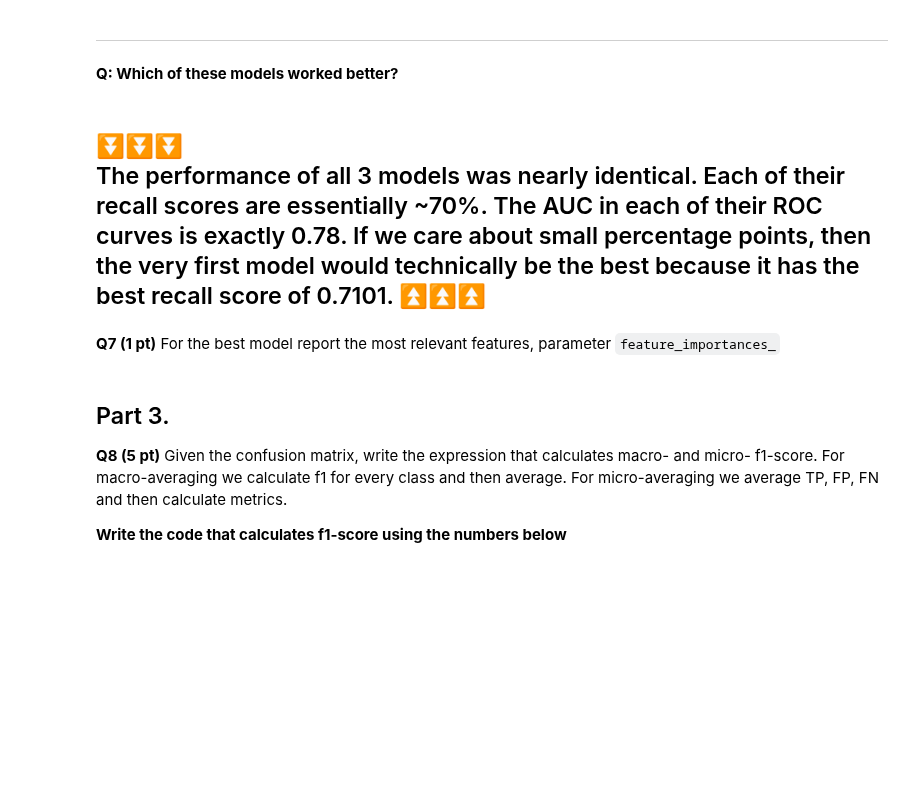
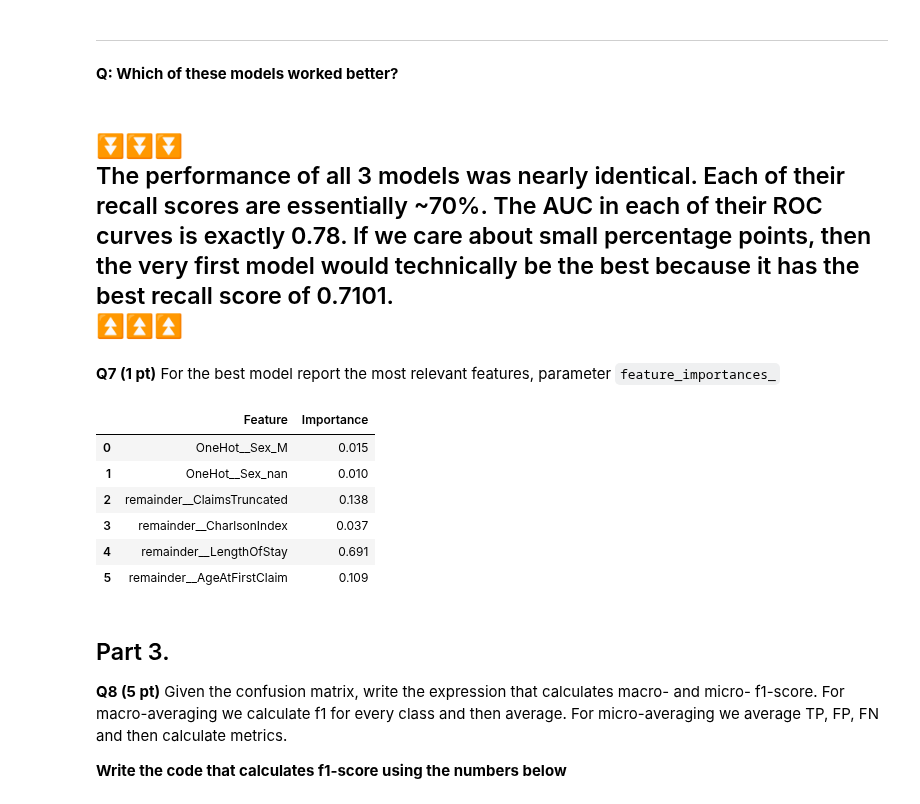
Before and after one commit to Nick-Azzarano/Machine-Learning-Practice, a Jupyter notebook: Spring2025/Homeworks/HW7_Azzarano_Nick.ipynb, the cells around one changed output. Saved outputs shown, nothing was run; the diff lists cells and outputs as text; code cells hidden in the pictures; blank space fills up the shorter version.

```diff
--- a/Spring2025/Homeworks/HW7_Azzarano_Nick.ipynb
+++ b/Spring2025/Homeworks/HW7_Azzarano_Nick.ipynb
@@ -388,10 +388,25 @@ RocCurveDisplay.from_predictions(y_test, clf3.best_estimator_.predict_proba(X_te
 ⏬⏬⏬
 <br/>
 The performance of all 3 models was nearly identical. Each of their recall scores are essentially ~70%. The AUC in each of their ROC curves is exactly 0.78. If we care about small percentage points, then the very first model would technically be the best because it has the best recall score of 0.7101.
+<br/>
 ⏫⏫⏫
 ---
 # %% [markdown]
 **Q7 (1 pt)** For the best model report the most relevant features, parameter `feature_importances_`
+# %%
+# For the best model report the most relevant features, parameter feature_importances_
+feature_importances = clf.best_estimator_.feature_importances_.round(3)
+feature_names = X_train_transformed.columns
+feature_importances_df = pd.DataFrame({'Feature': feature_names, 'Importance': feature_importances})
+feature_importances_df
+# %% [output]
+|  | Feature | Importance |
+| 0 | OneHot__Sex_M | 0.015 |
+| 1 | OneHot__Sex_nan | 0.010 |
+| 2 | remainder__ClaimsTruncated | 0.138 |
+| 3 | remainder__CharlsonIndex | 0.037 |
+| 4 | remainder__LengthOfStay | 0.691 |
+| 5 | remainder__AgeAtFirstClaim | 0.109 |
 # %% [markdown]
 ## Part 3.
 **Q8 (5 pt)** Given the confusion matrix, write the expression that calculates macro- and micro- f1-score. For macro-averaging we calculate f1 for every class and then average. For micro-averaging we average TP, FP, FN and then calculate metrics.
```
Also changed, not shown: parts of 4 cells of this notebook.
